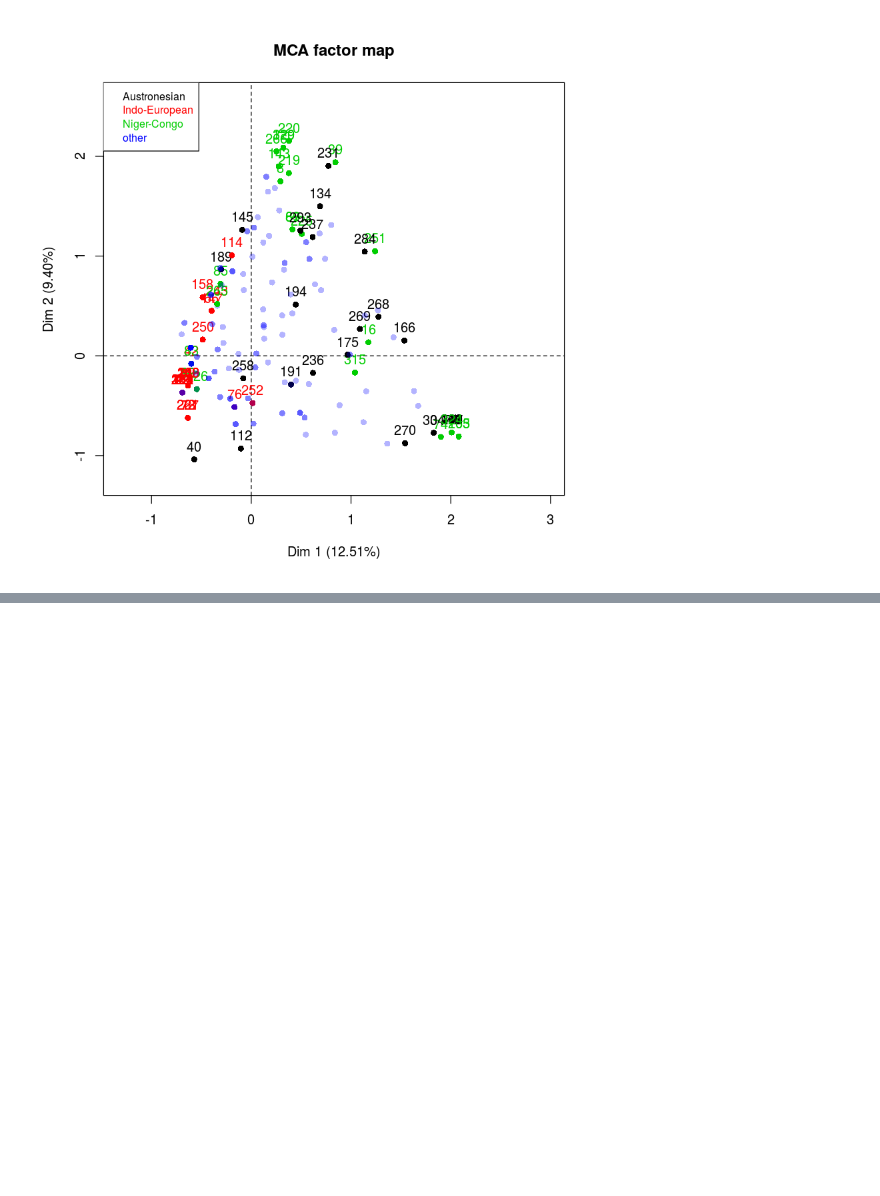
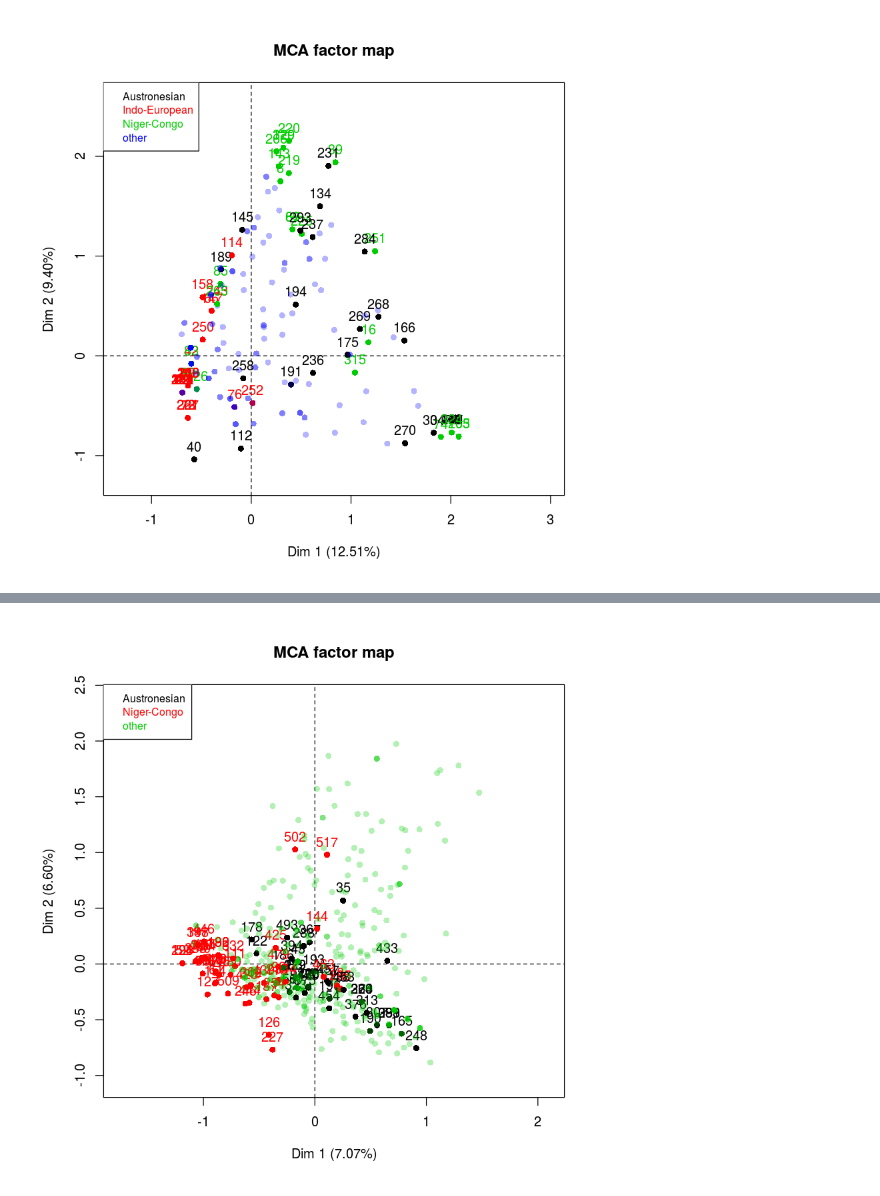
Before and after one commit to ilay32/wals-project, a Jupyter notebook: gensep.ipynb, the cells around one changed output, grey strips where cells are left out. Saved outputs shown, nothing was run; the diff lists cells and outputs as text; code cells hidden in the pictures; blank space fills up the shorter version.

```diff
--- a/gensep.ipynb
+++ b/gensep.ipynb
@@ -133,0 +156,7 @@ plot(mca5$mca,choix="ind",habillage="family",invisible=c("var","quali.sup"),sele
+# %%
+example5  <- read.csv('chunked-feature-sets/11A-13A-18A-19A-1A-2A-4A-5A-6A-7A-8A-518.csv')
+mca5 <- top2mca(example5,c('Niger-Congo','Austronesian'))
+# %%
+plot(mca5$mca,choix="ind",habillage="family",invisible=c("var","quali.sup"),select=mca5$marked)
+# %% [output]
+[figure, added]
```
Also changed, not shown: parts of 10 cells of this notebook, 1 other file.
